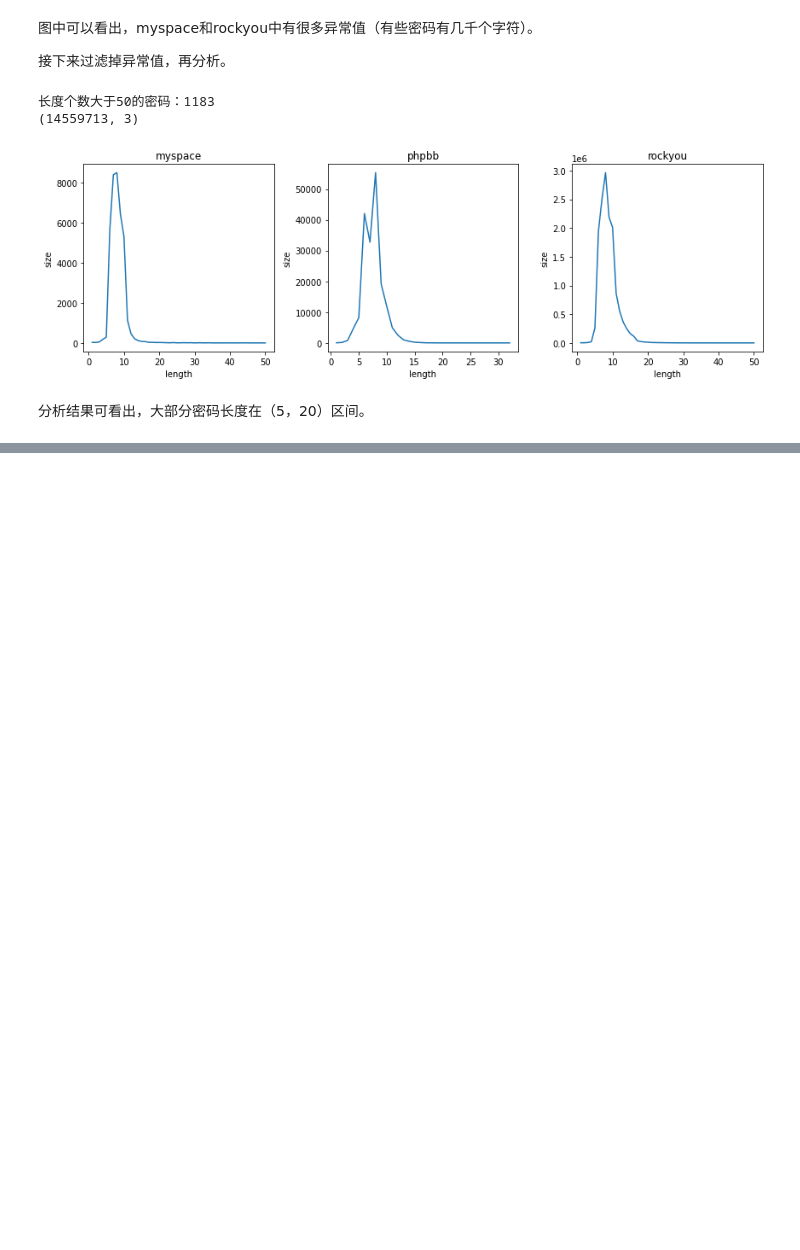
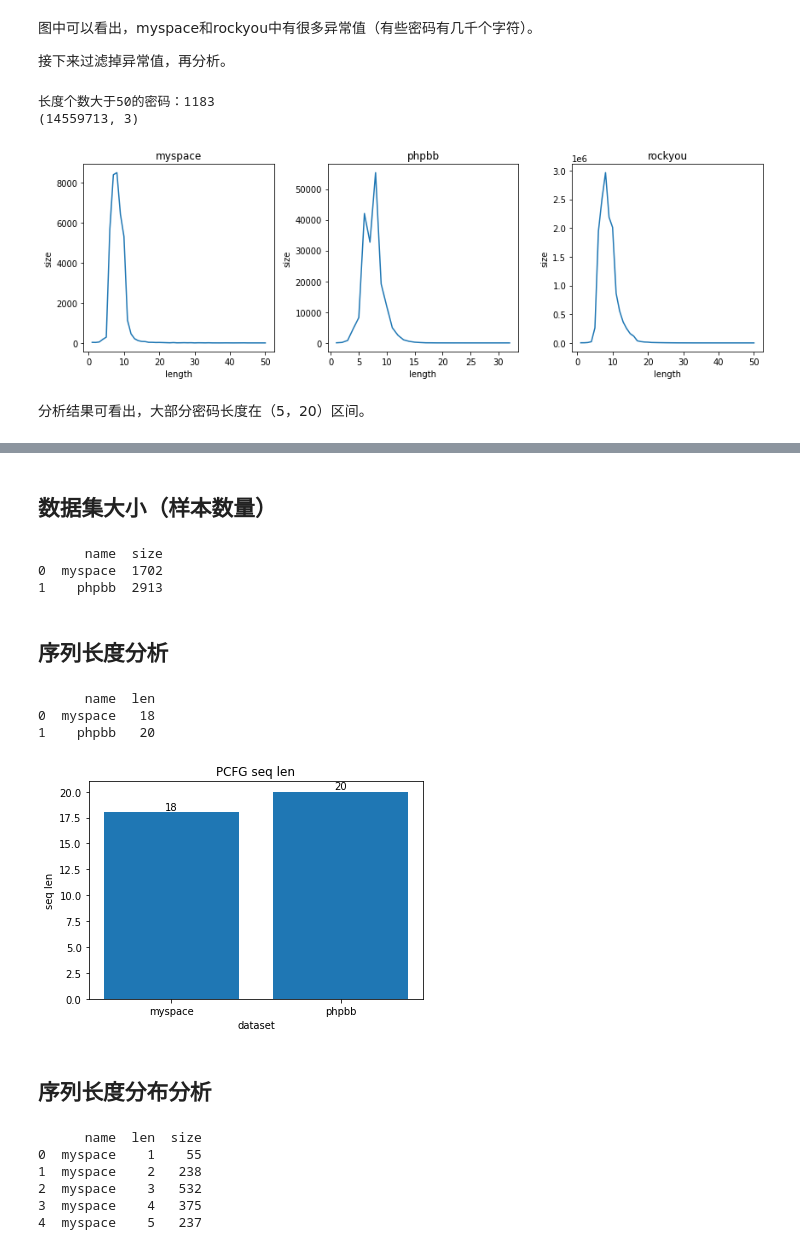
Before and after one commit to Kangjiabao123/GoogleColab, a Jupyter notebook: genpass/data_analysis.ipynb, the cells around one changed output, grey strips where cells are left out. Cells and saved outputs as stored; diff of their text form; code cells hidden in the pictures; blank space fills up the shorter version.

```diff
--- a/genpass/data_analysis.ipynb
+++ b/genpass/data_analysis.ipynb
@@ -87,0 +99,57 @@ draw()
+# %%
+import pandas as pd
+
+data_list = []
+for name in ['myspace', 'phpbb']:
+    df = pd.read_csv('./wordlist/{}.txt'.format(name))
+    df['grammar'] = df['grammar'].apply(lambda x: str(x).strip())
+    df['len'] = df['grammar'].apply(lambda x: len(x.split(' ')))
+    df['name'] = name
+    data_list.append(df)
+
+data = pd.concat(data_list)
+# %% [markdown]
+## 数据集大小（样本数量）
+# %%
+size_df = data.groupby('name').size().rename('size').reset_index()
+print(size_df)
+# %% [output]
+      name  size
+0  myspace  1702
+1    phpbb  2913
+# %% [markdown]
+## 序列长度分析
+# %%
+len_df = data.groupby('name').agg({'len': 'max'}).reset_index()
+print(len_df)
+# %% [output]
+      name  len
+0  myspace   18
+1    phpbb   20
+# %%
+import matplotlib.pyplot as plt
+
+x, y = len_df['name'], len_df['len']
+
+fig, axs = plt.subplots()
+axs.bar(x, y)
+axs.set_title('PCFG seq len')
+axs.set_xlabel('dataset')
+axs.set_ylabel('seq len')
+
+for a,b in zip(x,y):
+  plt.text(a, b+0.05, '%.0f' % b, ha='center', va= 'bottom')
+# %% [output]
+[figure, added]
+# %% [markdown]
+## 序列长度分布分析
+# %%
+data_size = data.groupby(['name', 'len']).size().rename('size').reset_index()
+print(data_size.head(5))
+# %% [output]
+      name  len  size
+0  myspace    1    55
+1  myspace    2   238
+2  myspace    3   532
+3  myspace    4   375
+4  myspace    5   237
```
Also changed, not shown: parts of 10 cells of this notebook.
